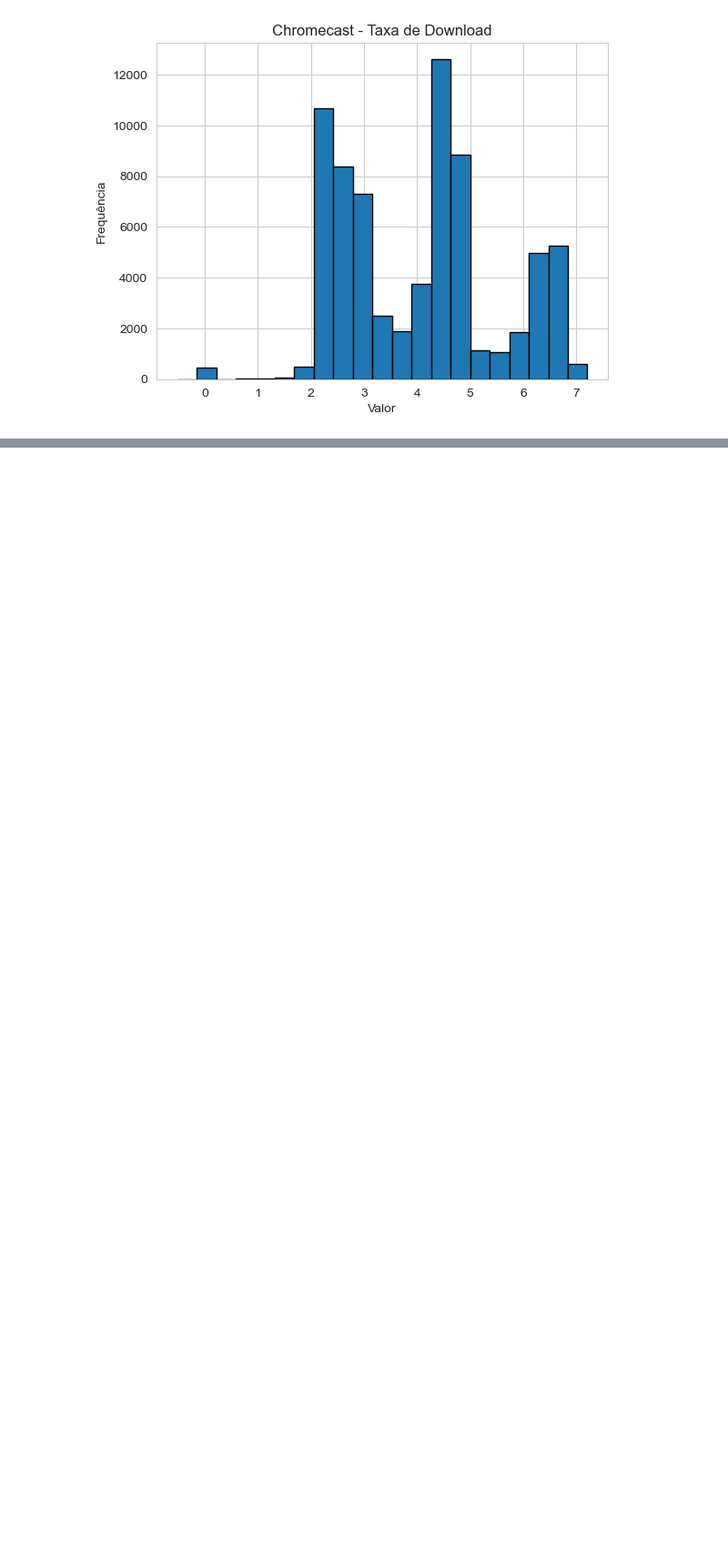
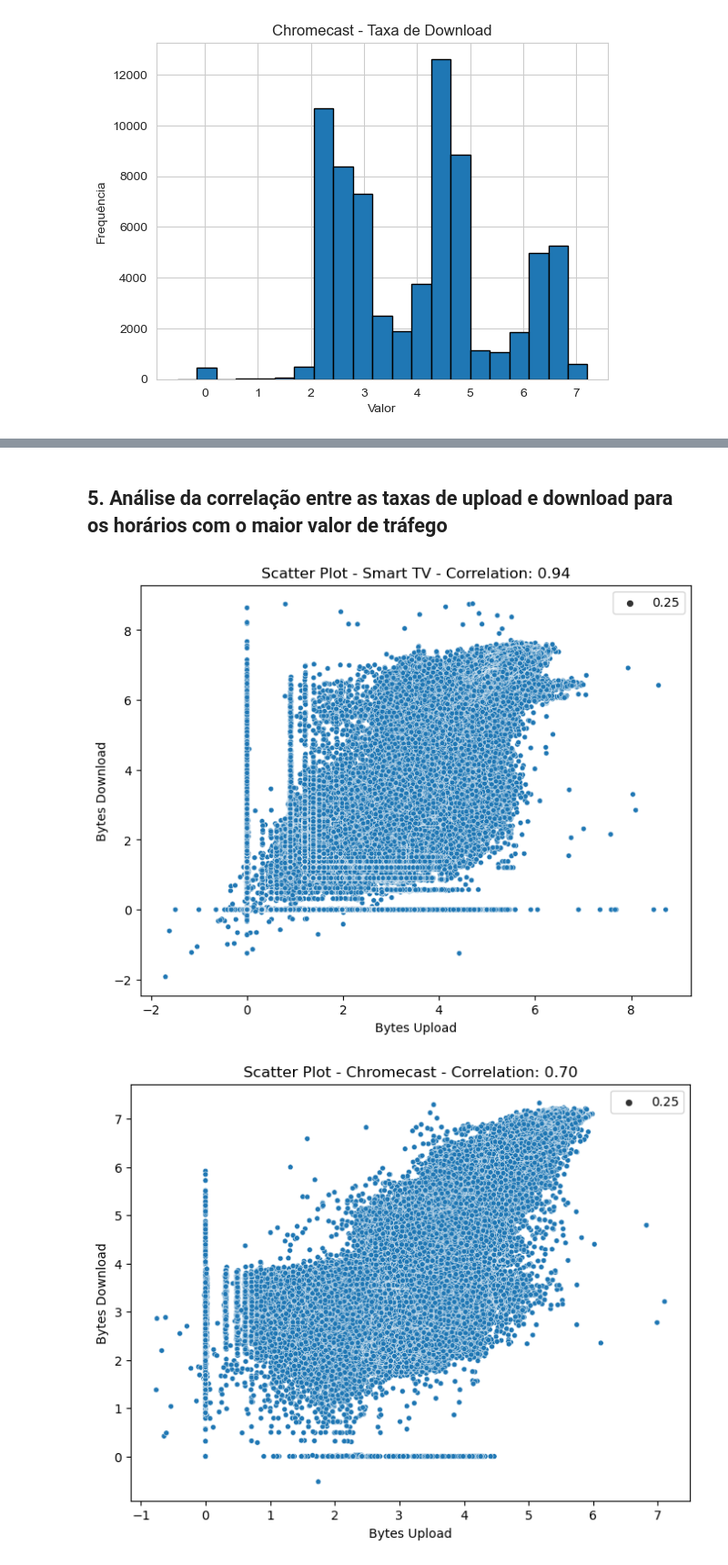
Before and after one commit to carol-santiago/Estat-stica-Projeto-Final, a Jupyter notebook: main.ipynb, the cells around one changed output, grey strips where cells are left out. Shown at 91% size. Cells and saved outputs as stored; diff of their text form; code cells hidden in the pictures; blank space fills up the shorter version.

```diff
--- a/main.ipynb
+++ b/main.ipynb
@@ -338,0 +325,22 @@ def qq_plot_comparison(df1, df2, col, HMT1, HMT2):
+# %% [markdown]
+## 5. Análise da correlação entre as taxas de upload e download para os horários com o maior valor de tráfego
+# %%
+def correlation_scatter_plot(df, device_name):
+    # Calcula o coeficiente de correlação amostral entre as taxas de upload e download
+    correlation_coefficient = df['bytes_up'].corr(df['bytes_down'])
+
+    # Gera o scatter plot
+    plt.figure(figsize=(8, 6))
+    sns.scatterplot(x='bytes_up', y='bytes_down', data=df, size=0.25)
+    plt.title(f'Scatter Plot - {device_name} - Correlation: {correlation_coefficient:.2f}')
+    plt.xlabel('Bytes Upload')
+    plt.ylabel('Bytes Download')
+    plt.savefig(f'output_data/4_stats/scatter_{device_name}.png')
+    plt.show()
+
+
+correlation_scatter_plot(df_smarttv, 'Smart TV')
+correlation_scatter_plot(df_chromecast, 'Chromecast')
+# %% [output]
+[figure, added]
+[figure, added]
```
Also changed, not shown: parts of 6 cells of this notebook, 4 other files.
